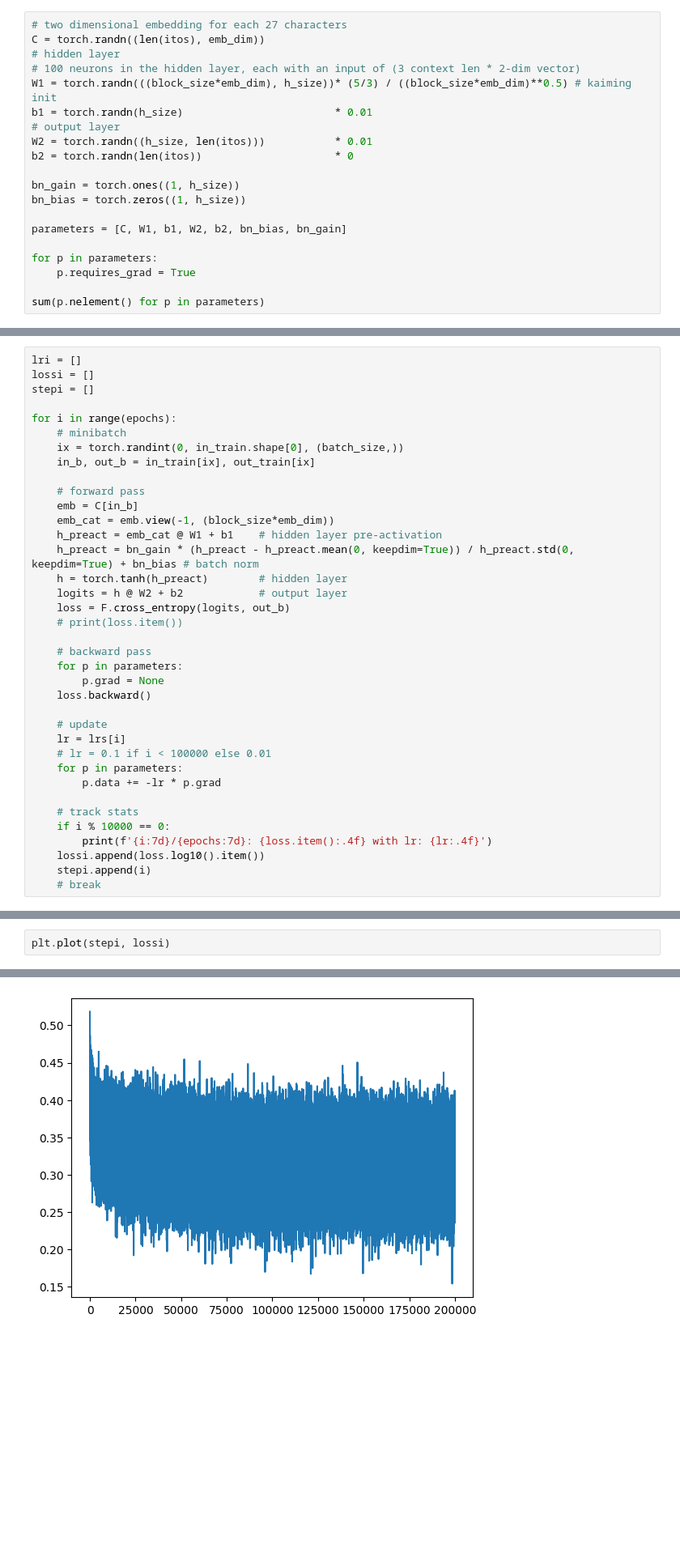
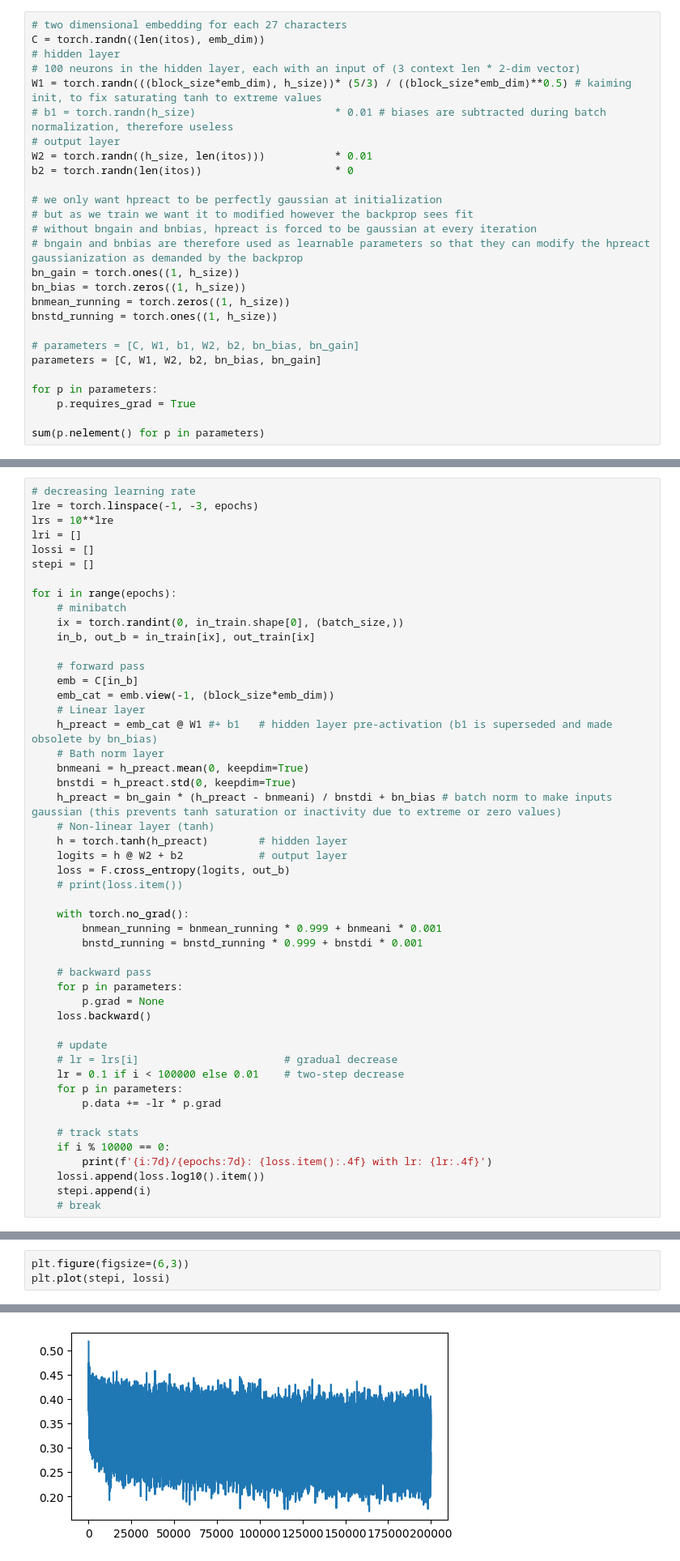
Before and after one commit to manchitro/LMs-karpathy, a Jupyter notebook: makemore_mlp_grad_optim.ipynb, the cells around one changed output, grey strips where cells are left out. Shown at 81% size. Drawn from its saved outputs; the diff is of its cells as text; blank space fills up the shorter version.

Commit message:
added batch norm to MLP_grad_optim

```diff
--- a/makemore_mlp_grad_optim.ipynb
+++ b/makemore_mlp_grad_optim.ipynb
@@ -60,16 +60,23 @@ torch.Size([22866, 3]) torch.Size([22866])
 C = torch.randn((len(itos), emb_dim))
 # hidden layer
 # 100 neurons in the hidden layer, each with an input of (3 context len * 2-dim vector)
-W1 = torch.randn(((block_size*emb_dim), h_size))* (5/3) / ((block_size*emb_dim)**0.5) # kaiming init
-b1 = torch.randn(h_size) 						* 0.01
+W1 = torch.randn(((block_size*emb_dim), h_size))* (5/3) / ((block_size*emb_dim)**0.5) # kaiming init, to fix saturating tanh to extreme values
+# b1 = torch.randn(h_size) 						* 0.01 # biases are subtracted during batch normalization, therefore useless
 # output layer
 W2 = torch.randn((h_size, len(itos))) 			* 0.01
 b2 = torch.randn(len(itos)) 					* 0
 
+# we only want hpreact to be perfectly gaussian at initialization
+# but as we train we want it to modified however the backprop sees fit
+# without bngain and bnbias, hpreact is forced to be gaussian at every iteration
+# bngain and bnbias are therefore used as learnable parameters so that they can modify the hpreact gaussianization as demanded by the backprop
 bn_gain = torch.ones((1, h_size))
 bn_bias = torch.zeros((1, h_size))
+bnmean_running = torch.zeros((1, h_size))
+bnstd_running = torch.ones((1, h_size))
 
-parameters = [C, W1, b1, W2, b2, bn_bias, bn_gain]
+# parameters = [C, W1, b1, W2, b2, bn_bias, bn_gain]
+parameters = [C, W1, W2, b2, bn_bias, bn_gain]
 
 for p in parameters:
     p.requires_grad = True
@@ -84,4 +109,7 @@ lrs = 10**lre
 # %%
+# decreasing learning rate
+lre = torch.linspace(-1, -3, epochs)
+lrs = 10**lre
 lri = []
 lossi = []
 stepi = []
@@ -94,12 +122,21 @@ for i in range(epochs):
 	# forward pass
 	emb = C[in_b]
 	emb_cat = emb.view(-1, (block_size*emb_dim))
-	h_preact = emb_cat @ W1 + b1 	# hidden layer pre-activation
-	h_preact = bn_gain * (h_preact - h_preact.mean(0, keepdim=True)) / h_preact.std(0, keepdim=True) + bn_bias # batch norm
+	# Linear layer
+	h_preact = emb_cat @ W1 #+ b1 	# hidden layer pre-activation (b1 is superseded and made obsolete by bn_bias)
+	# Bath norm layer
+	bnmeani = h_preact.mean(0, keepdim=True)
+	bnstdi = h_preact.std(0, keepdim=True)
+	h_preact = bn_gain * (h_preact - bnmeani) / bnstdi + bn_bias # batch norm to make inputs gaussian (this prevents tanh saturation or inactivity due to extreme or zero values)
+	# Non-linear layer (tanh)
 	h = torch.tanh(h_preact) 		# hidden layer
 	logits = h @ W2 + b2 			# output layer
 	loss = F.cross_entropy(logits, out_b)
 	# print(loss.item())
+
+	with torch.no_grad():
+		bnmean_running = bnmean_running * 0.999 + bnmeani * 0.001
+		bnstd_running = bnstd_running * 0.999 + bnstdi * 0.001
 
 	# backward pass
 	for p in parameters:
@@ -107,8 +144,8 @@ for i in range(epochs):
 	loss.backward()
 
 	# update
-	lr = lrs[i]
-	# lr = 0.1 if i < 100000 else 0.01
+	# lr = lrs[i] 						# gradual decrease
+	lr = 0.1 if i < 100000 else 0.01 	# two-step decrease
 	for p in parameters:
 		p.data += -lr * p.grad
 
@@ -196,5 +202,6 @@ plt.hist((emb_cat @ W1 + b1).view(-1).tolist(), 50)
 # %%
+plt.figure(figsize=(6,3))
 plt.plot(stepi, lossi)
 # %% [output]
 [<matplotlib.lines.Line2D at 0x...>]
-[figure, old version]
+[figure, new version]
```
Also changed, not shown: parts of 13 cells of this notebook, 1 other file.
